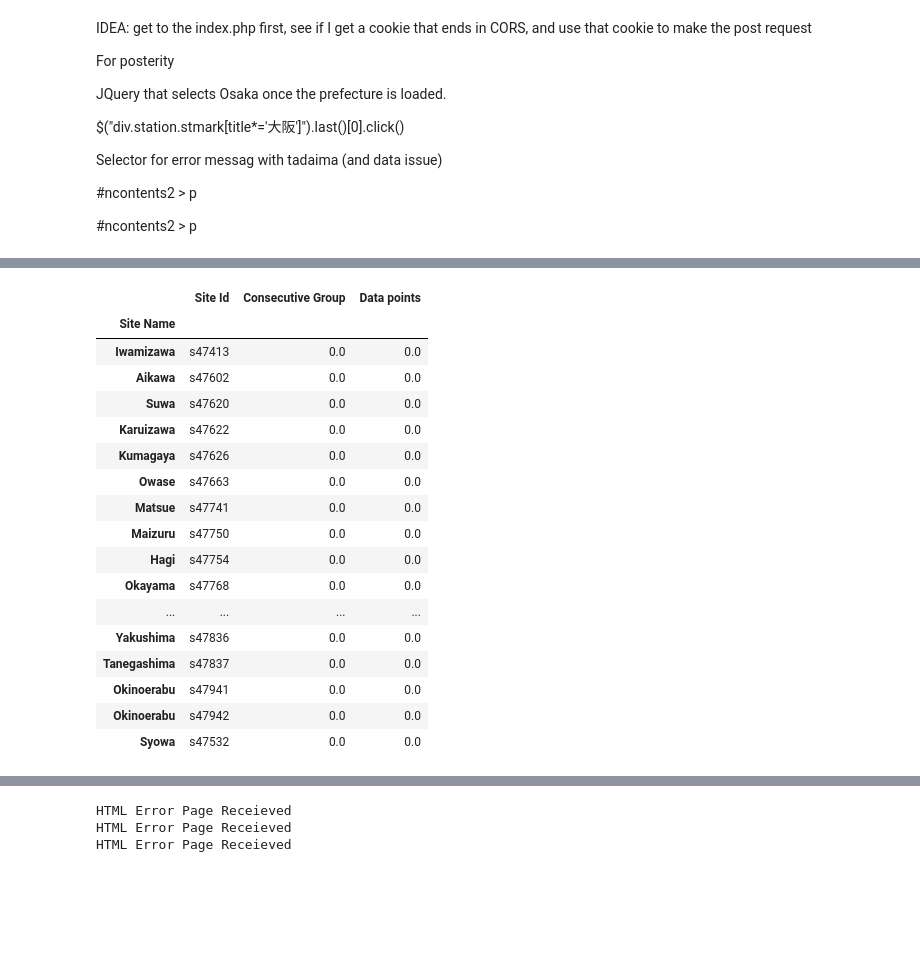
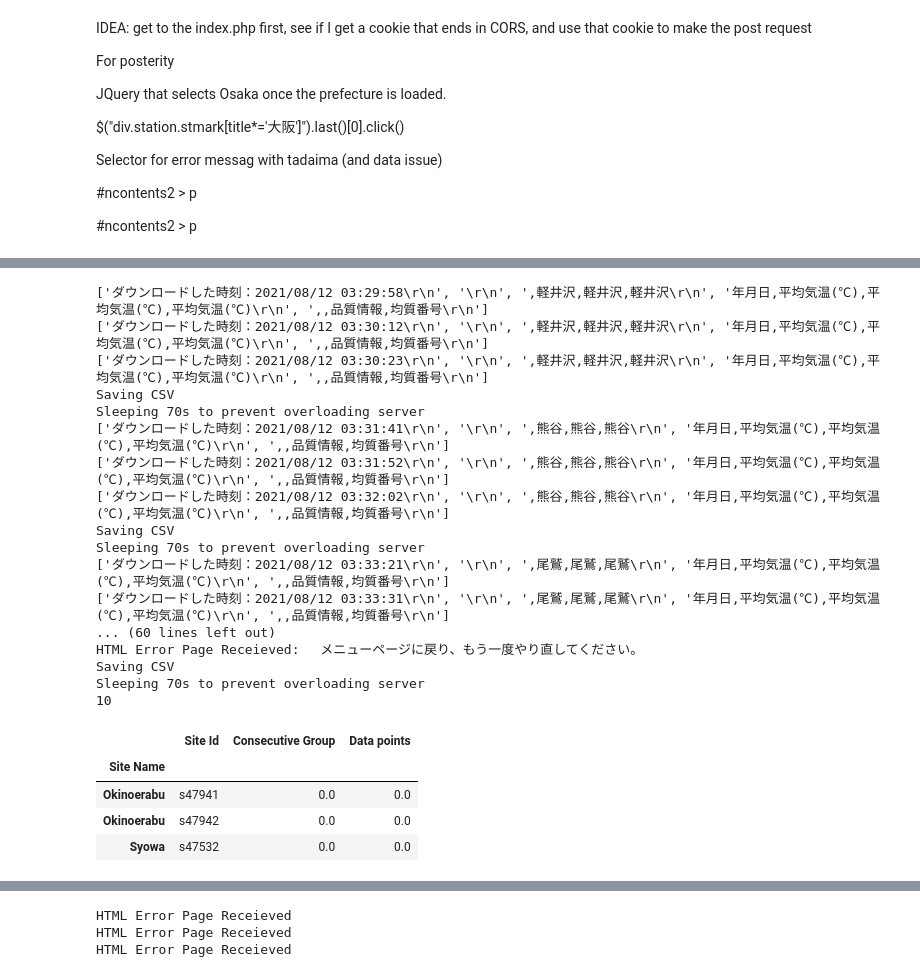
Before and after one commit to rglasnap/python-notebooks, a Jupyter notebook: Japan_Temperatures_JMA.ipynb, the cells around one changed output, grey strips where cells are left out. Drawn from its saved outputs; the diff is of its cells as text; code cells hidden in the pictures; blank space fills up the shorter version.

```diff
--- a/Japan_Temperatures_JMA.ipynb
+++ b/Japan_Temperatures_JMA.ipynb
@@ -172,0 +233,20 @@ for city in site_list.index:
+# %%
+multiple_site_download(site_list.loc[site_list['Data points'] < 1].index)
+# %% [output]
+['ダウンロードした時刻：2021/08/12 03:29:58\r\n', '\r\n', ',軽井沢,軽井沢,軽井沢\r\n', '年月日,平均気温(℃),平均気温(℃),平均気温(℃)\r\n', ',,品質情報,均質番号\r\n']
+['ダウンロードした時刻：2021/08/12 03:30:12\r\n', '\r\n', ',軽井沢,軽井沢,軽井沢\r\n', '年月日,平均気温(℃),平均気温(℃),平均気温(℃)\r\n', ',,品質情報,均質番号\r\n']
+['ダウンロードした時刻：2021/08/12 03:30:23\r\n', '\r\n', ',軽井沢,軽井沢,軽井沢\r\n', '年月日,平均気温(℃),平均気温(℃),平均気温(℃)\r\n', ',,品質情報,均質番号\r\n']
+Saving CSV
+Sleeping 70s to prevent overloading server
+['ダウンロードした時刻：2021/08/12 03:31:41\r\n', '\r\n', ',熊谷,熊谷,熊谷\r\n', '年月日,平均気温(℃),平均気温(℃),平均気温(℃)\r\n', ',,品質情報,均質番号\r\n']
+['ダウンロードした時刻：2021/08/12 03:31:52\r\n', '\r\n', ',熊谷,熊谷,熊谷\r\n', '年月日,平均気温(℃),平均気温(℃),平均気温(℃)\r\n', ',,品質情報,均質番号\r\n']
+['ダウンロードした時刻：2021/08/12 03:32:02\r\n', '\r\n', ',熊谷,熊谷,熊谷\r\n', '年月日,平均気温(℃),平均気温(℃),平均気温(℃)\r\n', ',,品質情報,均質番号\r\n']
+Saving CSV
+Sleeping 70s to prevent overloading server
+['ダウンロードした時刻：2021/08/12 03:33:21\r\n', '\r\n', ',尾鷲,尾鷲,尾鷲\r\n', '年月日,平均気温(℃),平均気温(℃),平均気温(℃)\r\n', ',,品質情報,均質番号\r\n']
+['ダウンロードした時刻：2021/08/12 03:33:31\r\n', '\r\n', ',尾鷲,尾鷲,尾鷲\r\n', '年月日,平均気温(℃),平均気温(℃),平均気温(℃)\r\n', ',,品質情報,均質番号\r\n']
+... (60 lines left out)
+HTML Error Page Receieved: 　メニューページに戻り、もう一度やり直してください。
+Saving CSV
+Sleeping 70s to prevent overloading server
+10
@@ -173,21 +255,8 @@ for city in site_list.index:
 # %%
-site_list.loc[site_list['Data points'] <= 1]
+site_list.loc[site_list['Data points'] < 1]
 # %% [output]
 |  | Site Id | Consecutive Group | Data points |
 | Site Name |  |  |  |
-| Iwamizawa | s47413 | 0.0 | 0.0 |
-| Aikawa | s47602 | 0.0 | 0.0 |
-| Suwa | s47620 | 0.0 | 0.0 |
-| Karuizawa | s47622 | 0.0 | 0.0 |
-| Kumagaya | s47626 | 0.0 | 0.0 |
-| Owase | s47663 | 0.0 | 0.0 |
-| Matsue | s47741 | 0.0 | 0.0 |
-| Maizuru | s47750 | 0.0 | 0.0 |
-| Hagi | s47754 | 0.0 | 0.0 |
-| Okayama | s47768 | 0.0 | 0.0 |
-| ... | ... | ... | ... |
-| Yakushima | s47836 | 0.0 | 0.0 |
-| Tanegashima | s47837 | 0.0 | 0.0 |
 | Okinoerabu | s47941 | 0.0 | 0.0 |
 | Okinoerabu | s47942 | 0.0 | 0.0 |
 | Syowa | s47532 | 0.0 | 0.0 |
```
Also changed, not shown: parts of 14 cells of this notebook.
